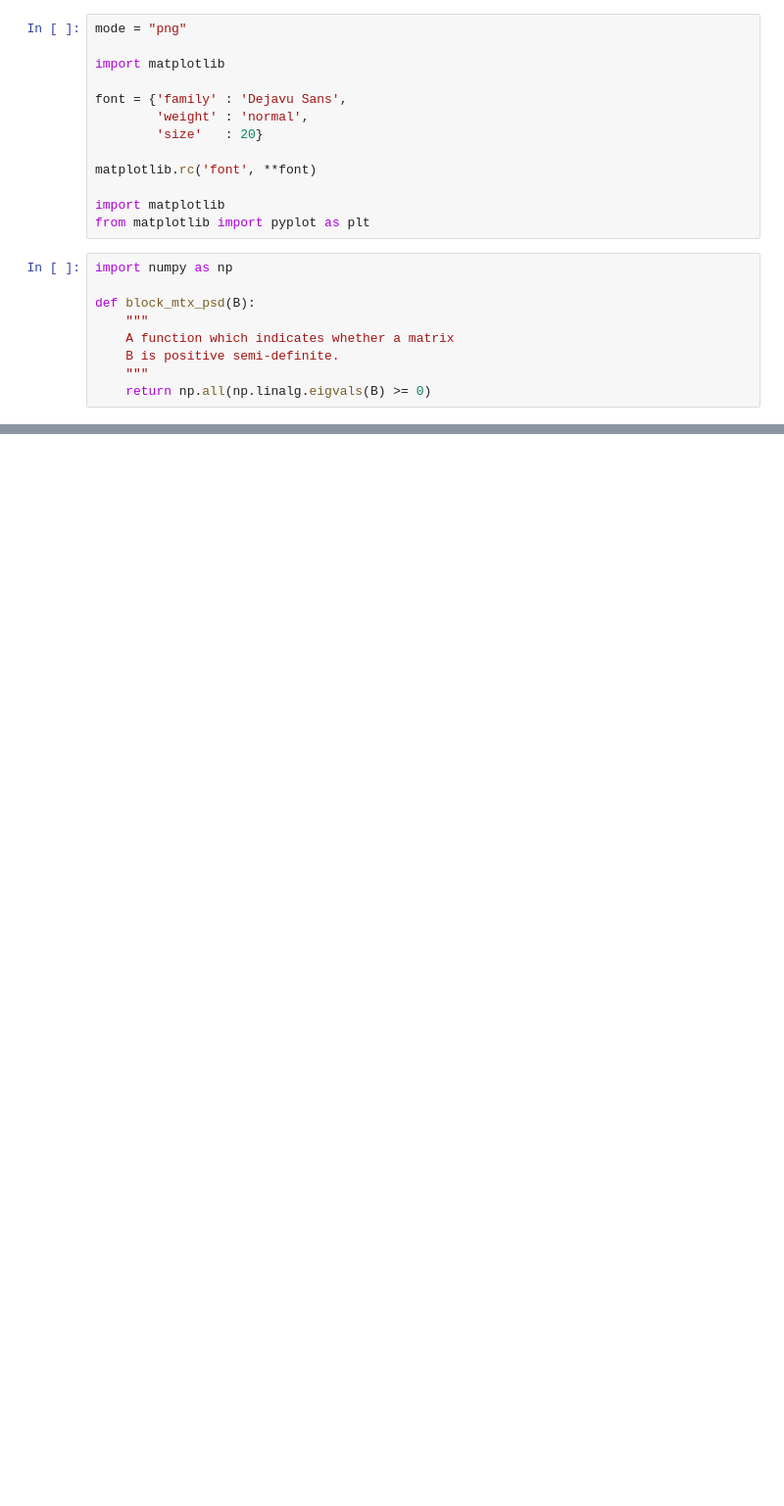
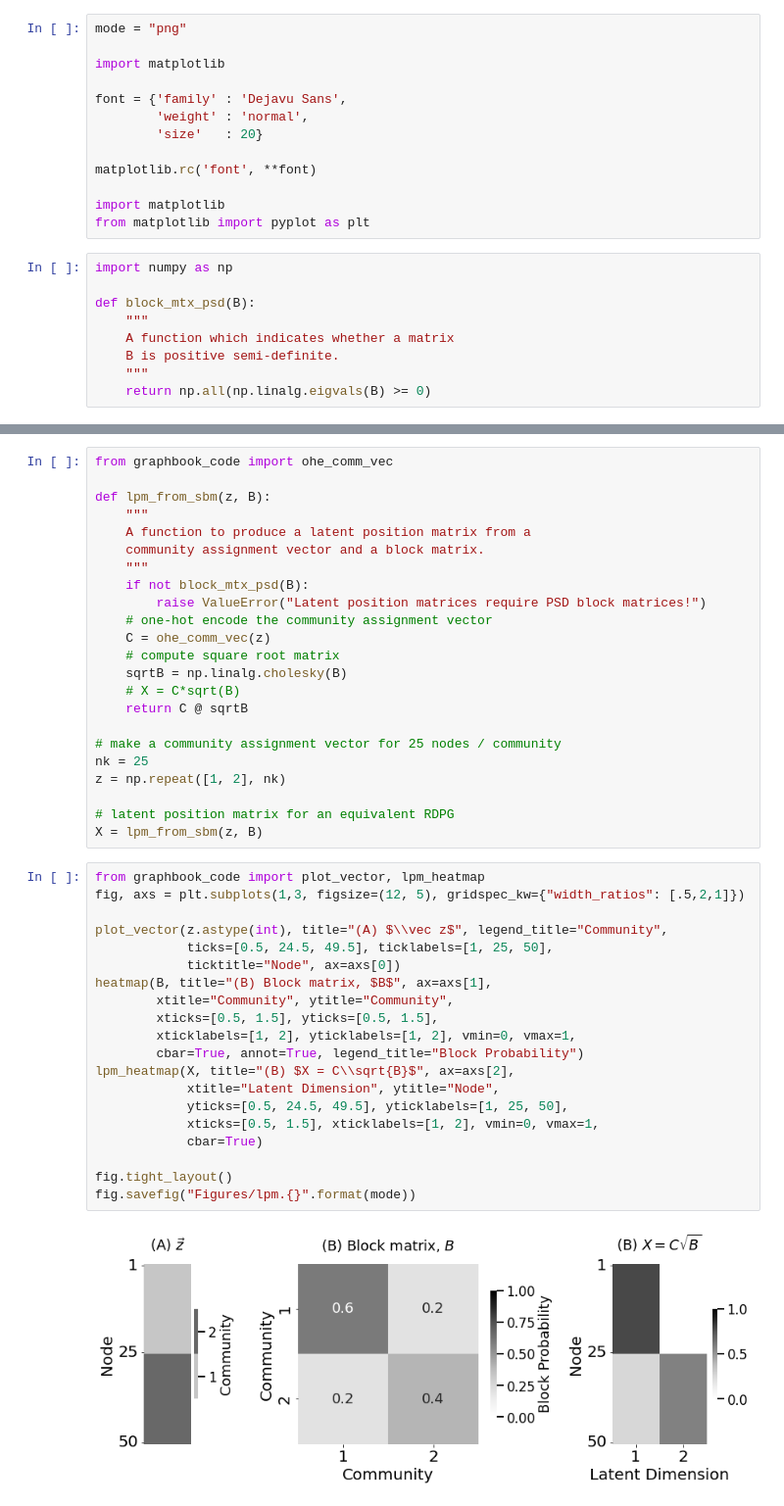
Before and after one commit to ebridge2/textbook_figs, a Jupyter notebook: Ch4/Section45.ipynb, the cells around one changed output, grey strips where cells are left out. Shown: that part at 98% size. Cells and saved outputs as stored; diff of their text form; blank space fills up the shorter version.

```diff
--- a/Ch4/Section45.ipynb
+++ b/Ch4/Section45.ipynb
@@ -117,0 +167,45 @@ indeffig
+# %%
+from graphbook_code import ohe_comm_vec
+
+def lpm_from_sbm(z, B):
+    """
+    A function to produce a latent position matrix from a
+    community assignment vector and a block matrix.
+    """
+    if not block_mtx_psd(B):
+        raise ValueError("Latent position matrices require PSD block matrices!")
+    # one-hot encode the community assignment vector
+    C = ohe_comm_vec(z)
+    # compute square root matrix
+    sqrtB = np.linalg.cholesky(B)
+    # X = C*sqrt(B)
+    return C @ sqrtB
+
+# make a community assignment vector for 25 nodes / community
+nk = 25
+z = np.repeat([1, 2], nk)
+
+# latent position matrix for an equivalent RDPG
+X = lpm_from_sbm(z, B)
+# %%
+from graphbook_code import plot_vector, lpm_heatmap
+fig, axs = plt.subplots(1,3, figsize=(12, 5), gridspec_kw={"width_ratios": [.5,2,1]})
+
+plot_vector(z.astype(int), title="(A) $\\vec z$", legend_title="Community",
+            ticks=[0.5, 24.5, 49.5], ticklabels=[1, 25, 50],
+            ticktitle="Node", ax=axs[0])
+heatmap(B, title="(B) Block matrix, $B$", ax=axs[1],
+        xtitle="Community", ytitle="Community",
+        xticks=[0.5, 1.5], yticks=[0.5, 1.5],
+        xticklabels=[1, 2], yticklabels=[1, 2], vmin=0, vmax=1,
+        cbar=True, annot=True, legend_title="Block Probability")
+lpm_heatmap(X, title="(B) $X = C\\sqrt{B}$", ax=axs[2],
+            xtitle="Latent Dimension", ytitle="Node",
+            yticks=[0.5, 24.5, 49.5], yticklabels=[1, 25, 50],
+            xticks=[0.5, 1.5], xticklabels=[1, 2], vmin=0, vmax=1,
+            cbar=True)
+
+fig.tight_layout()
+fig.savefig("Figures/lpm.{}".format(mode))
+# %% [output]
+[figure, added]
```
Also changed, not shown: parts of 19 cells of this notebook, 1 other file.
